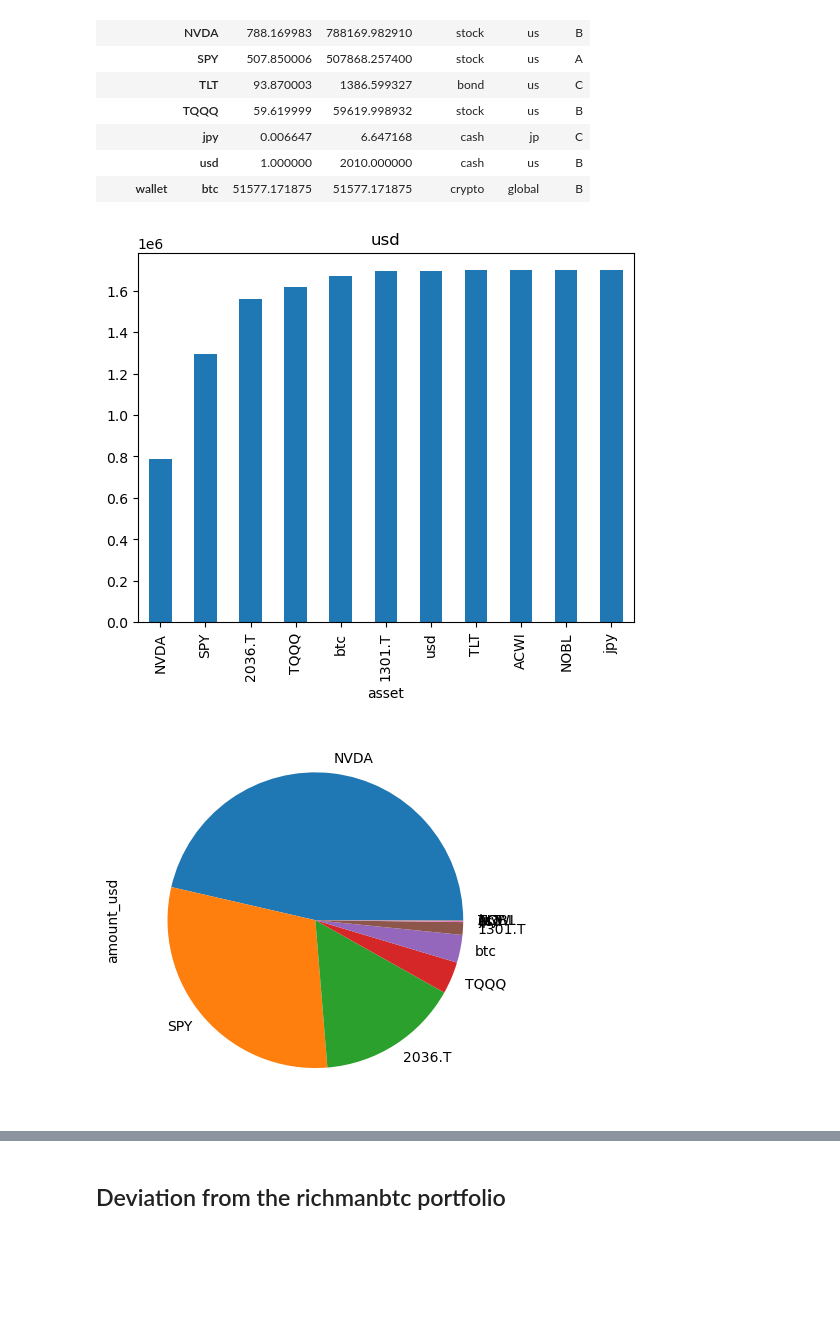
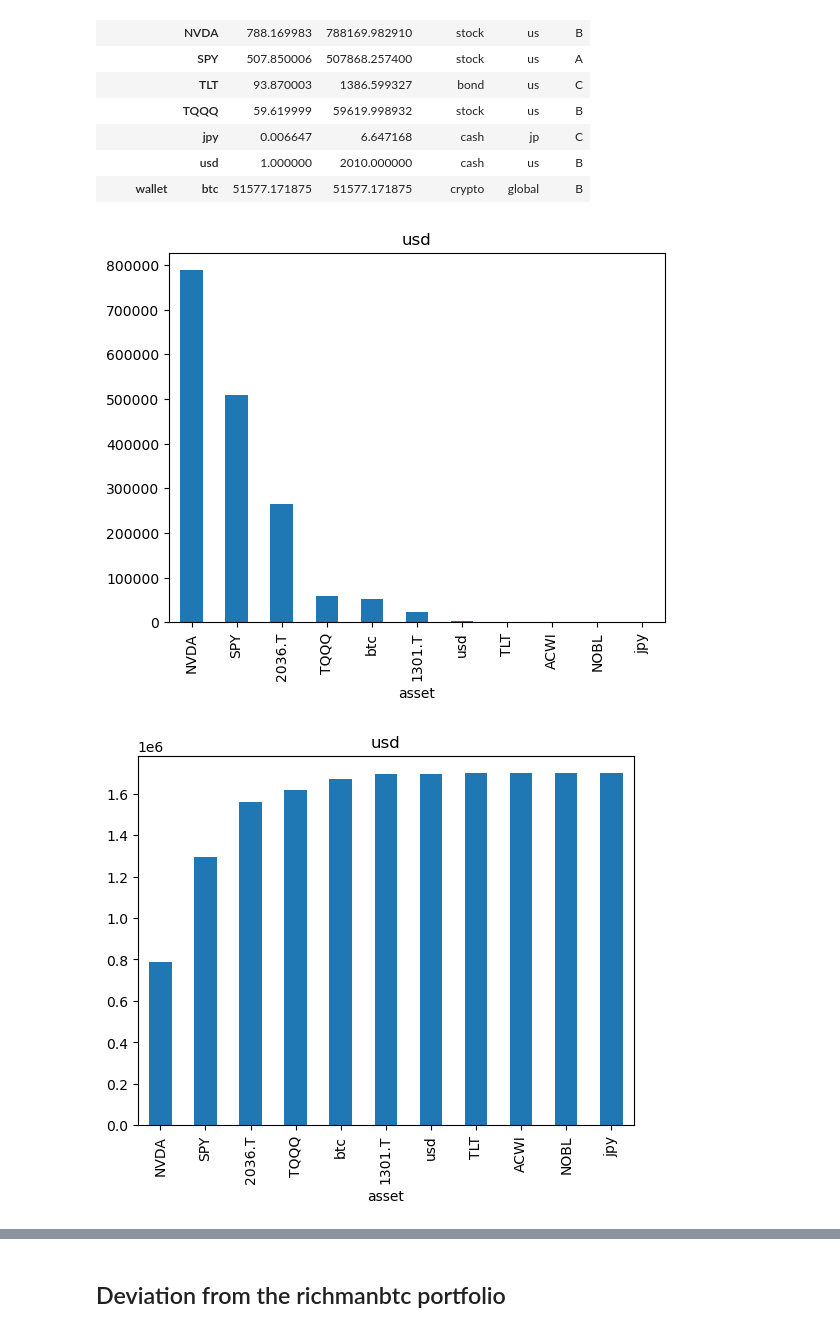
Before and after one commit to richmanbtc/pfanalyzer, a Jupyter notebook: notebooks/report.ipynb, the cells around one changed output, grey strips where cells are left out. Drawn from its saved outputs; the diff is of its cells as text; code cells hidden in the pictures; blank space fills up the shorter version.

```diff
--- a/notebooks/report.ipynb
+++ b/notebooks/report.ipynb
@@ -160,13 +169,17 @@ display(df)
 | wallet | btc | 51577.171875 | 51577.171875 | crypto | global | B |
 # %%
 df = pd.read_pickle('/tmp/df_processed2.pkl')
+
+df.groupby('asset')['amount_usd'].sum().sort_values(ascending=False).plot.bar()
+plt.title('usd')
+plt.show()
 
 df.groupby('asset')['amount_usd'].sum().sort_values(ascending=False).cumsum().plot.bar()
 plt.title('usd')
 plt.show()
 
-df.groupby('asset')['amount_usd'].sum().sort_values(ascending=False).plot.pie()
+df.groupby('asset')['amount_usd'].sum().sort_values(ascending=False).plot.pie(autopct='%1.1f%%')
 plt.show()
 # %% [output]
-[figure, old version]
+[figure, new version]
-[figure, old version]
+[figure, new version]
```
Also changed, not shown: parts of 4 cells of this notebook, 1 other file.
